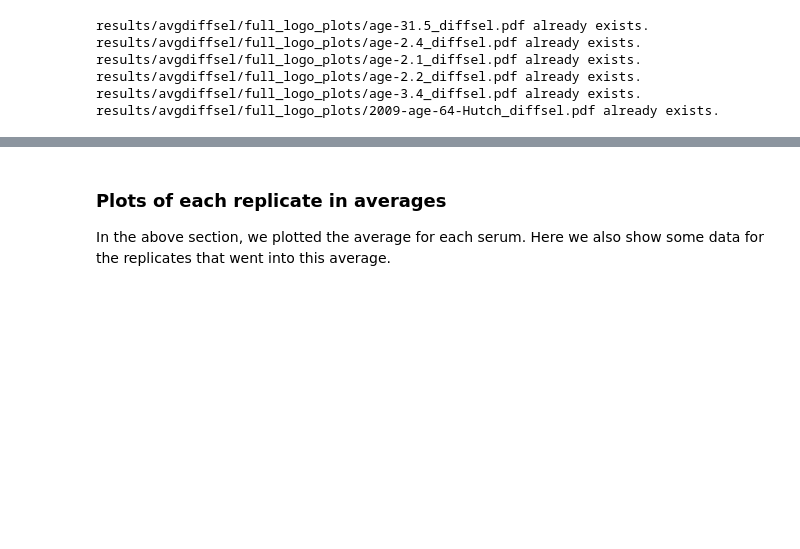
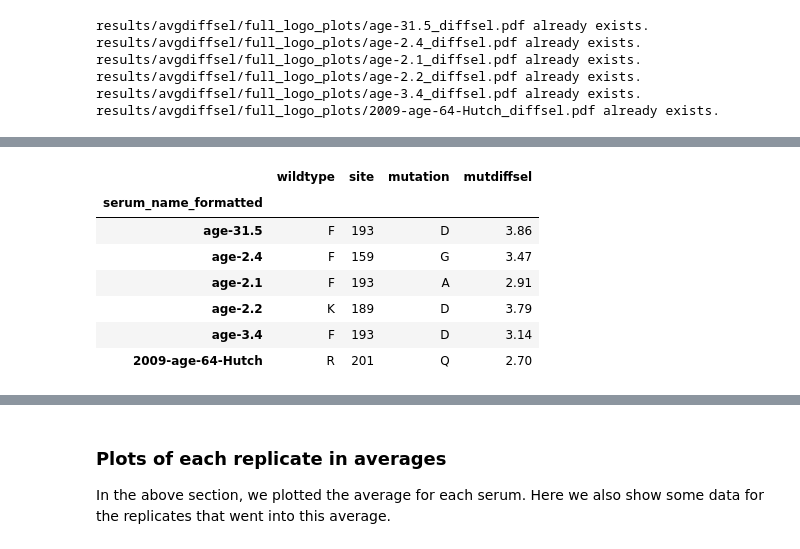
Before and after one commit to jbloomlab/map_flu_serum_Vietnam_H3_Perth2009, a Jupyter notebook: analyze_map.ipynb, the cells around one changed output, grey strips where cells are left out. Saved outputs shown, nothing was run; the diff lists cells and outputs as text; code cells hidden in the pictures; blank space fills up the shorter version.

```diff
--- a/analyze_map.ipynb
+++ b/analyze_map.ipynb
@@ -1072,0 +1086,19 @@ results/avgdiffsel/full_logo_plots/2009-age-64-Hutch_diffsel.pdf already exists.
+# %%
+display(HTML(
+ avg_sel_df
+ .query('library == @avg_type')
+ .sort_values('mutdiffsel', ascending=False)
+ .groupby('serum_name_formatted')
+ .aggregate('first')
+ [['wildtype', 'site', 'mutation', 'mutdiffsel']]
+ .to_html(float_format='%.2f')
+ ))
+# %% [output]
+|  | wildtype | site | mutation | mutdiffsel |
+| serum_name_formatted |  |  |  |  |
+| age-31.5 | F | 193 | D | 3.86 |
+| age-2.4 | F | 159 | G | 3.47 |
+| age-2.1 | F | 193 | A | 2.91 |
+| age-2.2 | K | 189 | D | 3.79 |
+| age-3.4 | F | 193 | D | 3.14 |
+| 2009-age-64-Hutch | R | 201 | Q | 2.70 |
```
Also changed, not shown: parts of 11 cells of this notebook, 27 other files.
